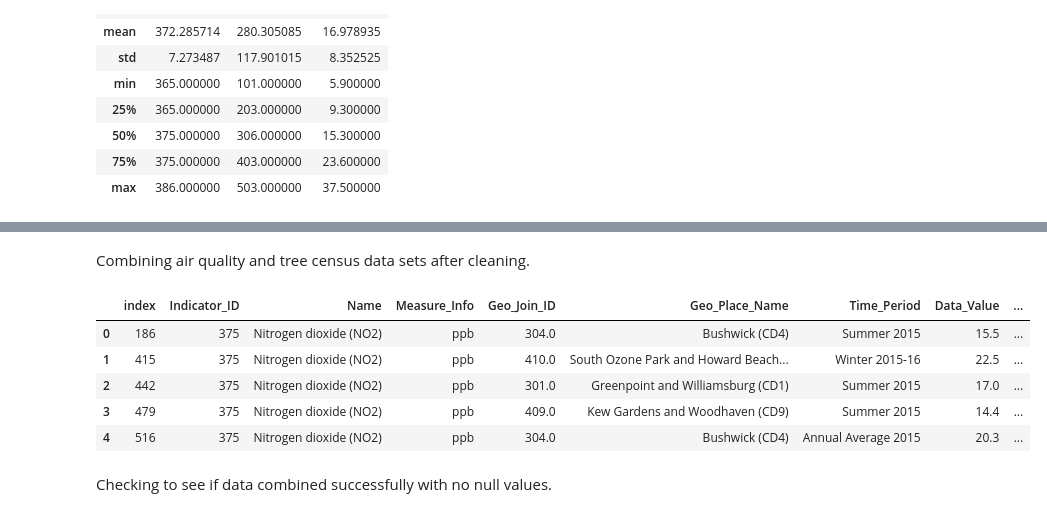
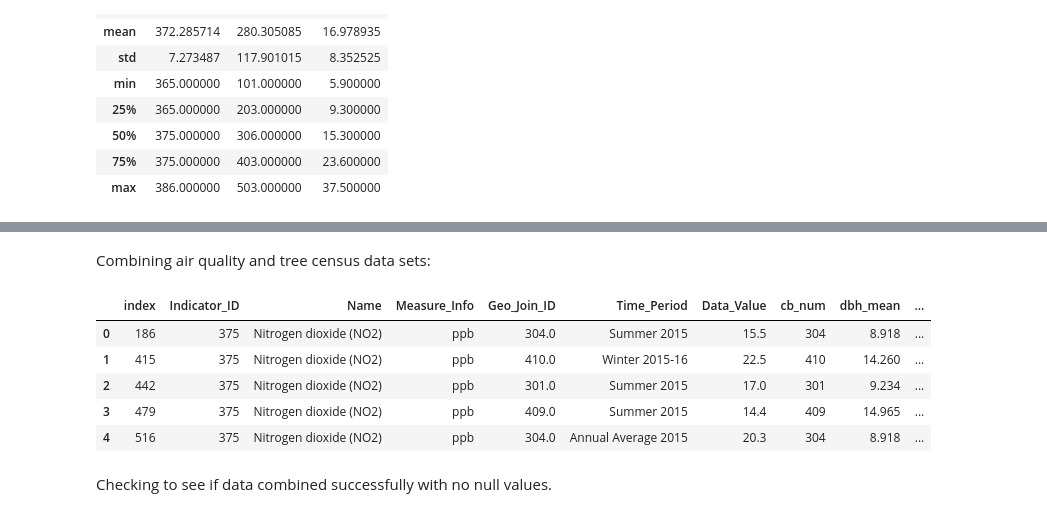
Before and after one commit to Angela-Rene/Trees_in_NYC, a Jupyter notebook: main_notebook.ipynb, the cells around one changed output, grey strips where cells are left out. Saved outputs shown, nothing was run; the diff lists cells and outputs as text; code cells hidden in the pictures.

```diff
--- a/main_notebook.ipynb
+++ b/main_notebook.ipynb
@@ -284,3 +309,0 @@ cd_df
-# %%
-tree_agg = pd.read_csv("tree_summary_by_cb.csv")
-tree_agg.head()
@@ -294,4 +309,0 @@ tree_agg.head()
-# %%
-tree_agg.rename(columns={"tree_dbh": "tree_dbh_mean", "tree_dbh.1": "tree_dbh_median", "tree_dbh.2": "tree_dbh_max", "tree_id": "tree_count"}, inplace=True)
-tree_agg = tree_agg.drop(index=0).reset_index(drop=True)
-tree_agg.head()
@@ -305,4 +313,4 @@ tree_agg.head()
 # %%
-air_2015 = cd_df
-air_2015.head()
+air = cd_df
+air.head()
 # %% [output]
@@ -314,0 +323,3 @@ air_2015.head()
+# %%
+tree = tree_agg
+tree.head()
@@ -315,15 +333,15 @@ air_2015.head()
 # %% [markdown]
-Combining air quality and tree census data sets after cleaning.
+Combining air quality and tree census data sets:
 # %%
-combined_df = pd.merge(air_2015, tree_agg, left_on="Geo_Join_ID", right_on="cb_num", how="left")
+combined_df = pd.merge(air, tree, left_on="Geo_Join_ID", right_on="cb_num", how="left")
 combined_df.head()
 # %% [output]
-|  | index | Indicator_ID | Name | Measure_Info | Geo_Join_ID | Geo_Place_Name | Time_Period | Data_Value | ... |
-| 0 | 186 | 375 | Nitrogen dioxide (NO2) | ppb | 304.0 | Bushwick (CD4) | Summer 2015 | 15.5 | ... |
-| 1 | 415 | 375 | Nitrogen dioxide (NO2) | ppb | 410.0 | South Ozone Park and Howard Beach... | Winter 2015-16 | 22.5 | ... |
-| 2 | 442 | 375 | Nitrogen dioxide (NO2) | ppb | 301.0 | Greenpoint and Williamsburg (CD1) | Summer 2015 | 17.0 | ... |
-| 3 | 479 | 375 | Nitrogen dioxide (NO2) | ppb | 409.0 | Kew Gardens and Woodhaven (CD9) | Summer 2015 | 14.4 | ... |
-| 4 | 516 | 375 | Nitrogen dioxide (NO2) | ppb | 304.0 | Bushwick (CD4) | Annual Average 2015 | 20.3 | ... |
+|  | index | Indicator_ID | Name | Measure_Info | Geo_Join_ID | Time_Period | Data_Value | cb_num | dbh_mean | ... |
+| 0 | 186 | 375 | Nitrogen dioxide (NO2) | ppb | 304.0 | Summer 2015 | 15.5 | 304 | 8.918 | ... |
+| 1 | 415 | 375 | Nitrogen dioxide (NO2) | ppb | 410.0 | Winter 2015-16 | 22.5 | 410 | 14.260 | ... |
+| 2 | 442 | 375 | Nitrogen dioxide (NO2) | ppb | 301.0 | Summer 2015 | 17.0 | 301 | 9.234 | ... |
+| 3 | 479 | 375 | Nitrogen dioxide (NO2) | ppb | 409.0 | Summer 2015 | 14.4 | 409 | 14.965 | ... |
+| 4 | 516 | 375 | Nitrogen dioxide (NO2) | ppb | 304.0 | Annual Average 2015 | 20.3 | 304 | 8.918 | ... |
 # %% [markdown]
 Checking to see if data combined successfully with no null values.
 # %%
```
Also changed, not shown: parts of 28 cells of this notebook, 1 other file.
